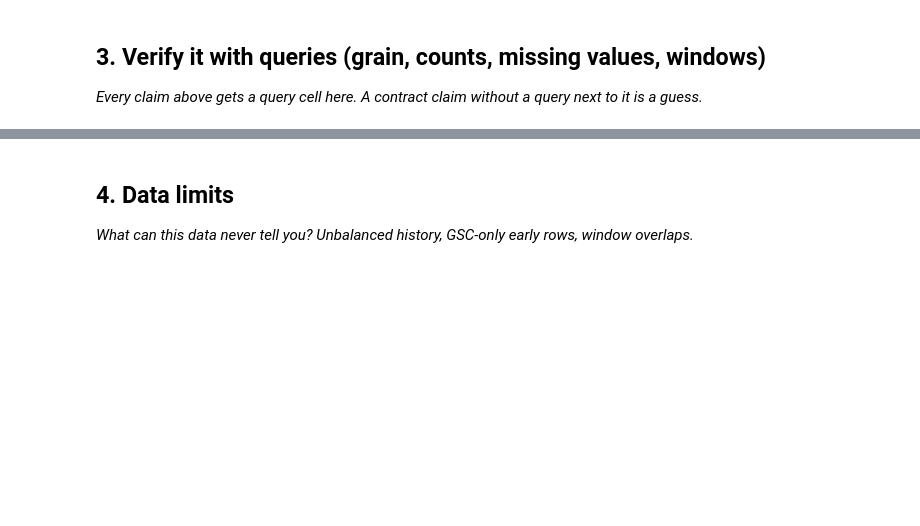
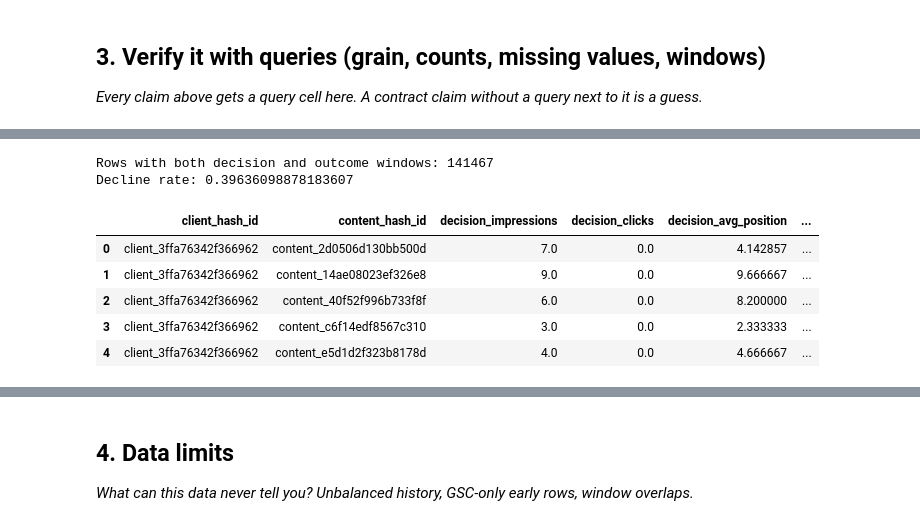
Before and after one commit to aryan-0018/FlyRank-ML-W1, a Jupyter notebook: work/notebooks/w03_data_contract.ipynb, the cells around one changed output, grey strips where cells are left out. Drawn from its saved outputs; the diff is of its cells as text; code cells hidden in the pictures; blank space fills up the shorter version.

```diff
--- a/work/notebooks/w03_data_contract.ipynb
+++ b/work/notebooks/w03_data_contract.ipynb
@@ -26,0 +257,67 @@ This skeleton is yours to fill. Work the sections **in order** — each one has
+# %%
+from sklearn.model_selection import train_test_split
+from sklearn.impute import SimpleImputer
+from sklearn.linear_model import LogisticRegression
+from sklearn.pipeline import make_pipeline
+from sklearn.metrics import accuracy_score, roc_auc_score
+
+leakage_data = con.sql(f"""
+WITH decision_window AS (
+    SELECT
+        client_hash_id,
+        content_hash_id,
+        SUM(gsc_impressions) AS decision_impressions,
+        SUM(gsc_clicks) AS decision_clicks,
+        AVG(gsc_avg_position) AS decision_avg_position,
+        SUM(ga4_pageviews) AS decision_pageviews,
+        SUM(ga4_engaged_sessions) AS decision_engaged_sessions
+    FROM read_parquet('{TABLE_PATH}', hive_partitioning=true)
+    WHERE report_date BETWEEN DATE '2026-03-01' AND DATE '2026-03-15'
+      AND gsc_data_available IS TRUE
+    GROUP BY client_hash_id, content_hash_id
+),
+outcome_window AS (
+    SELECT
+        client_hash_id,
+        content_hash_id,
+        SUM(gsc_impressions) AS outcome_impressions
+    FROM read_parquet('{TABLE_PATH}', hive_partitioning=true)
+    WHERE report_date BETWEEN DATE '2026-03-16' AND DATE '2026-03-31'
+      AND gsc_data_available IS TRUE
+    GROUP BY client_hash_id, content_hash_id
+)
+SELECT
+    d.client_hash_id,
+    d.content_hash_id,
+    d.decision_impressions,
+    d.decision_clicks,
+    d.decision_avg_position,
+    d.decision_pageviews,
+    d.decision_engaged_sessions,
+    o.outcome_impressions,
+    CASE
+        WHEN o.outcome_impressions < d.decision_impressions
+        THEN 1
+        ELSE 0
+    END AS decline_label
+FROM decision_window d
+INNER JOIN outcome_window o
+    ON d.client_hash_id = o.client_hash_id
+   AND d.content_hash_id = o.content_hash_id
+WHERE d.decision_impressions > 0
+""")
+
+leakage_df = leakage_data.df()
+
+print("Rows with both decision and outcome windows:", len(leakage_df))
+print("Decline rate:", leakage_df["decline_label"].mean())
+display(leakage_df.head())
+# %% [output]
+Rows with both decision and outcome windows: 141467
+Decline rate: 0.39636098878183607
+|  | client_hash_id | content_hash_id | decision_impressions | decision_clicks | decision_avg_position | ... |
+| 0 | client_3ffa76342f366962 | content_2d0506d130bb500d | 7.0 | 0.0 | 4.142857 | ... |
+| 1 | client_3ffa76342f366962 | content_14ae08023ef326e8 | 9.0 | 0.0 | 9.666667 | ... |
+| 2 | client_3ffa76342f366962 | content_40f52f996b733f8f | 6.0 | 0.0 | 8.200000 | ... |
+| 3 | client_3ffa76342f366962 | content_c6f14edf8567c310 | 3.0 | 0.0 | 2.333333 | ... |
+| 4 | client_3ffa76342f366962 | content_e5d1d2f323b8178d | 4.0 | 0.0 | 4.666667 | ... |
```
Also changed, not shown: parts of 32 cells of this notebook.
